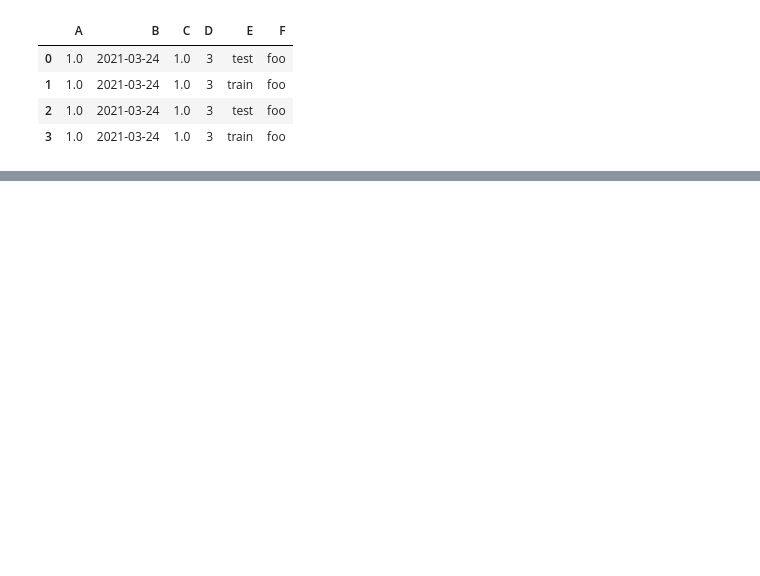
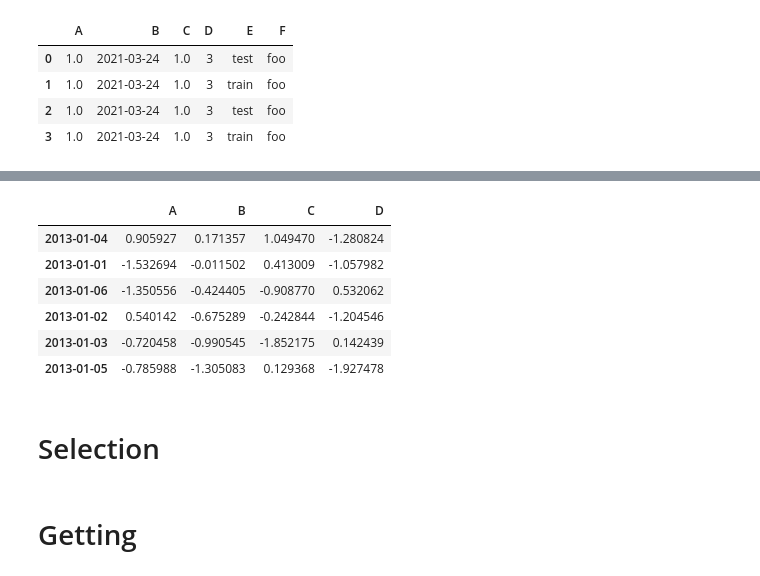
Before and after one commit to tree698/Data-Analysis, a Jupyter notebook: 10 minutes to Pandas.ipynb, the cells around one changed output, grey strips where cells are left out. Drawn from its saved outputs; the diff is of its cells as text; code cells hidden in the pictures; blank space fills up the shorter version.

```diff
--- a/10 minutes to Pandas.ipynb
+++ b/10 minutes to Pandas.ipynb
@@ -54,0 +140,14 @@ df2
+# %%
+df.sort_values(by="B", ascending=False)
+# %% [output]
+|  | A | B | C | D |
+| 2013-01-04 | 0.905927 | 0.171357 | 1.049470 | -1.280824 |
+| 2013-01-01 | -1.532694 | -0.011502 | 0.413009 | -1.057982 |
+| 2013-01-06 | -1.350556 | -0.424405 | -0.908770 | 0.532062 |
+| 2013-01-02 | 0.540142 | -0.675289 | -0.242844 | -1.204546 |
+| 2013-01-03 | -0.720458 | -0.990545 | -1.852175 | 0.142439 |
+| 2013-01-05 | -0.785988 | -1.305083 | 0.129368 | -1.927478 |
+# %% [markdown]
+# Selection
+# %% [markdown]
+# Getting
```
Also changed, not shown: parts of 37 cells of this notebook.
